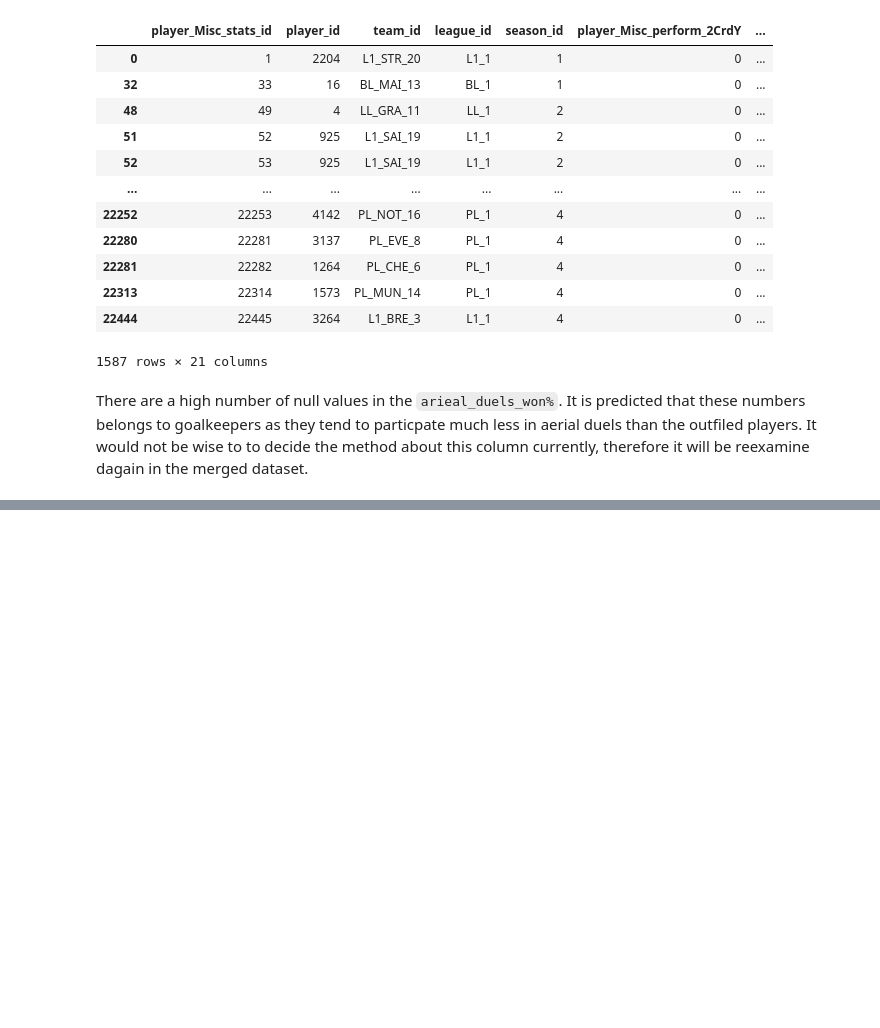
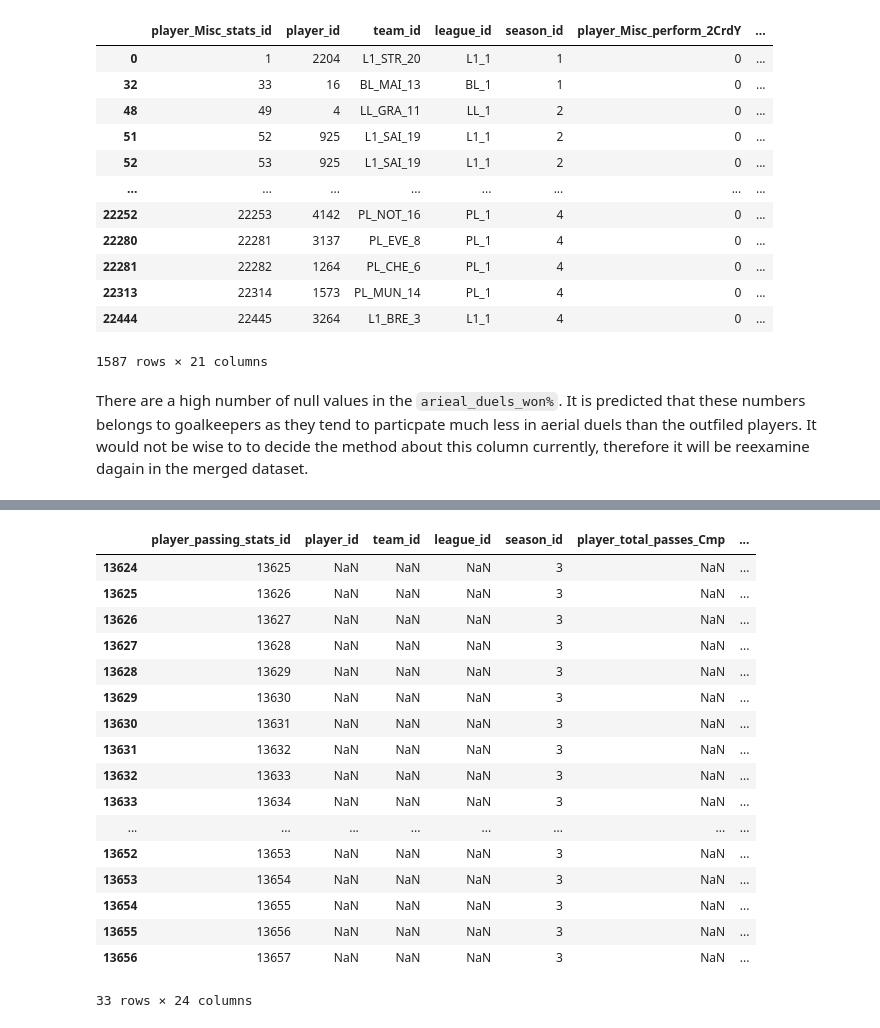
Before and after one commit to sanyi1998/Sandor_Varsanyi_CAPB352_BDA_Project_2025, a Jupyter notebook: Sandor_Varsanyi_CAPB352_final_project.ipynb, the cells around one changed output, grey strips where cells are left out. Drawn from its saved outputs; the diff is of its cells as text; code cells hidden in the pictures; blank space fills up the shorter version.

```diff
--- a/Sandor_Varsanyi_CAPB352_final_project.ipynb
+++ b/Sandor_Varsanyi_CAPB352_final_project.ipynb
@@ -985,0 +1381,22 @@ There are a high number of null values in the `arieal_duels_won%`. It is predict
+# %%
+#See the missing values in player_id columns
+df_player_passing[df_player_passing['player_id'].isna()]
+# %% [output]
+|  | player_passing_stats_id | player_id | team_id | league_id | season_id | player_total_passes_Cmp | ... |
+| 13624 | 13625 | NaN | NaN | NaN | 3 | NaN | ... |
+| 13625 | 13626 | NaN | NaN | NaN | 3 | NaN | ... |
+| 13626 | 13627 | NaN | NaN | NaN | 3 | NaN | ... |
+| 13627 | 13628 | NaN | NaN | NaN | 3 | NaN | ... |
+| 13628 | 13629 | NaN | NaN | NaN | 3 | NaN | ... |
+| 13629 | 13630 | NaN | NaN | NaN | 3 | NaN | ... |
+| 13630 | 13631 | NaN | NaN | NaN | 3 | NaN | ... |
+| 13631 | 13632 | NaN | NaN | NaN | 3 | NaN | ... |
+| 13632 | 13633 | NaN | NaN | NaN | 3 | NaN | ... |
+| 13633 | 13634 | NaN | NaN | NaN | 3 | NaN | ... |
+| ... | ... | ... | ... | ... | ... | ... | ... |
+| 13652 | 13653 | NaN | NaN | NaN | 3 | NaN | ... |
+| 13653 | 13654 | NaN | NaN | NaN | 3 | NaN | ... |
+| 13654 | 13655 | NaN | NaN | NaN | 3 | NaN | ... |
+| 13655 | 13656 | NaN | NaN | NaN | 3 | NaN | ... |
+| 13656 | 13657 | NaN | NaN | NaN | 3 | NaN | ... |
+33 rows × 24 columns
```
Also changed, not shown: parts of 84 cells of this notebook.
